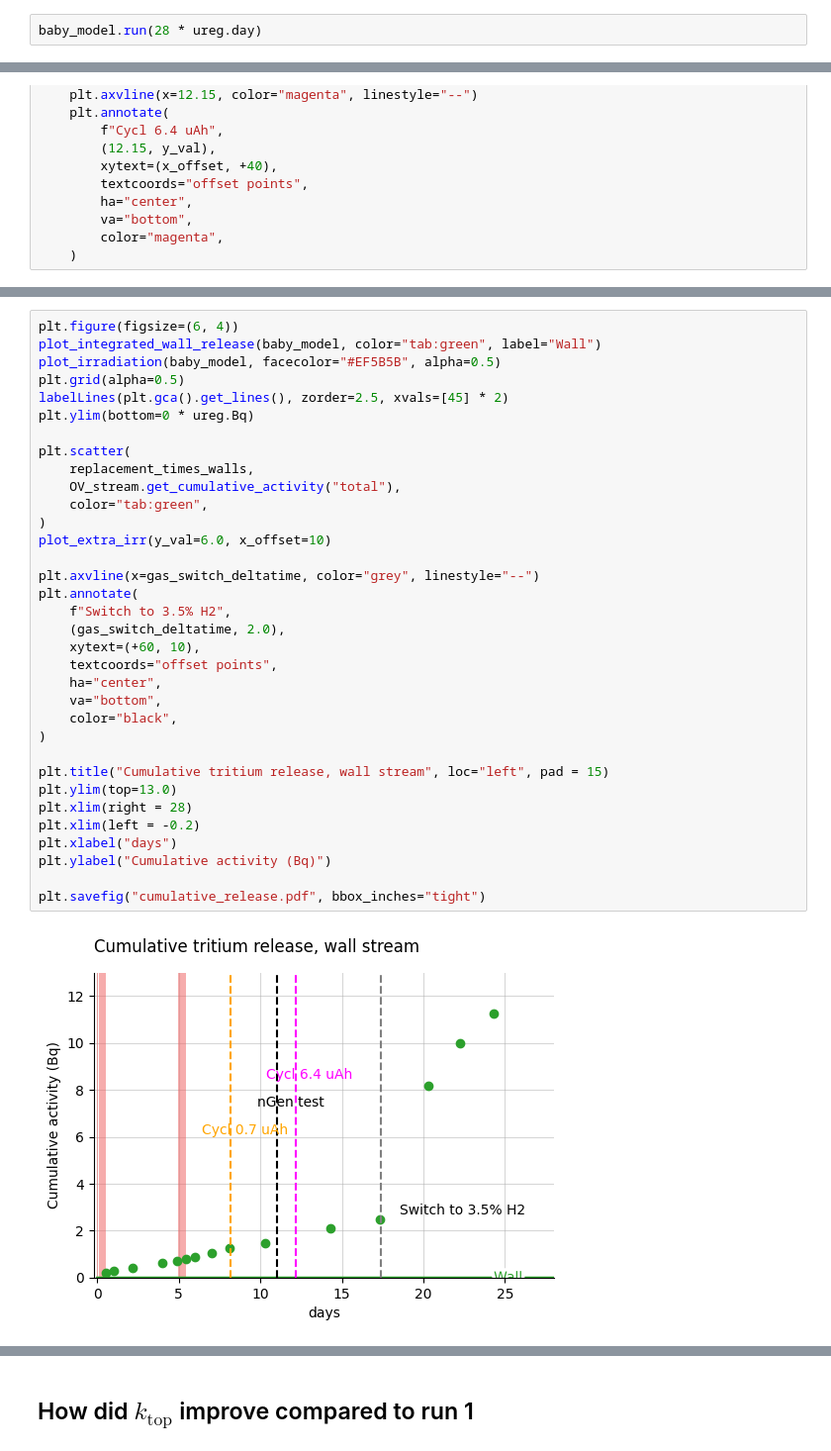
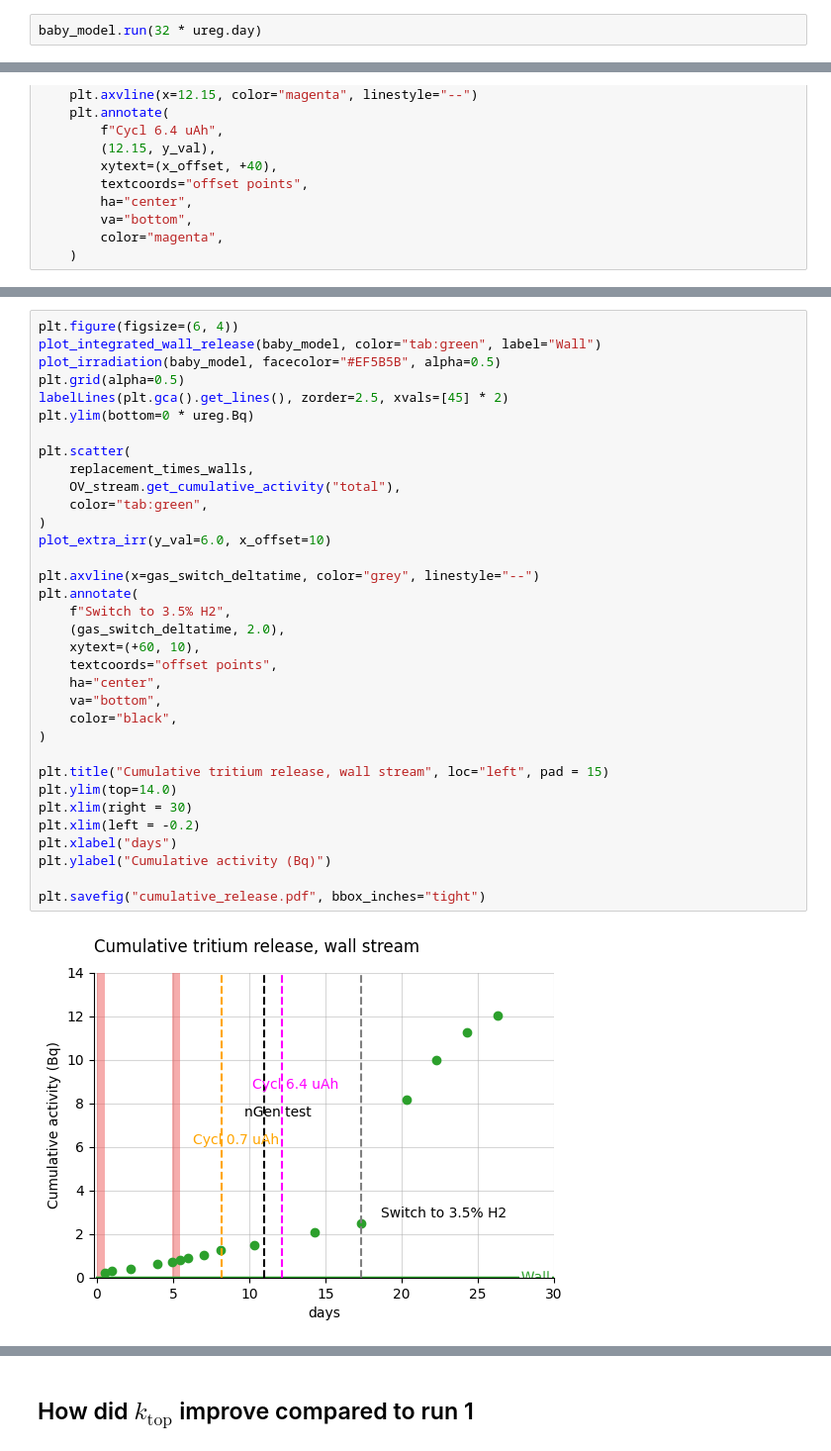
Before and after one commit to veliki-filozof/baby-1L-run-4, a Jupyter notebook: analysis/tritium/tritium_model.ipynb, the cells around one changed output, grey strips where cells are left out. Shown at 99% size. Drawn from its saved outputs; the diff is of its cells as text.

```diff
--- a/analysis/tritium/tritium_model.ipynb
+++ b/analysis/tritium/tritium_model.ipynb
@@ -72,7 +72,7 @@ Measured TBR: 2.60e-03 particle / neutron
 0.7848043710888337 dimensionless
 [figure]
 # %%
-baby_model.run(28 * ureg.day)
+baby_model.run(32 * ureg.day)
 # %%
 print(f"Transport:")
 print(f"  mass transport coeff top: {baby_model.k_top:.2e~P}")
@@ -224,36 +224,36 @@ plot_integrated_wall_release(baby_model, color="tab:green", label="Wall")
 plot_irradiation(baby_model, facecolor="#EF5B5B", alpha=0.5)
 plt.grid(alpha=0.5)
 labelLines(plt.gca().get_lines(), zorder=2.5, xvals=[45] * 2)
 plt.ylim(bottom=0 * ureg.Bq)
 
 plt.scatter(
     replacement_times_walls,
     OV_stream.get_cumulative_activity("total"),
     color="tab:green",
 )
 plot_extra_irr(y_val=6.0, x_offset=10)
 
 plt.axvline(x=gas_switch_deltatime, color="grey", linestyle="--")
 plt.annotate(
     f"Switch to 3.5% H2",
     (gas_switch_deltatime, 2.0),
     xytext=(+60, 10),
     textcoords="offset points",
     ha="center",
     va="bottom",
     color="black",
 )
 
 plt.title("Cumulative tritium release, wall stream", loc="left", pad = 15)
-plt.ylim(top=13.0)
-plt.xlim(right = 28)
+plt.ylim(top=14.0)
+plt.xlim(right = 30)
 plt.xlim(left = -0.2)
 plt.xlabel("days")
 plt.ylabel("Cumulative activity (Bq)")
 
 plt.savefig("cumulative_release.pdf", bbox_inches="tight")
 # %% [output]
-[figure, old version]
+[figure, new version]
 # %%
 plot_sample_activity_top(
     baby_model, replacement_times=replacement_times_top, color="#023047", label="Top"
```
Also changed, not shown: parts of 5 cells of this notebook.
